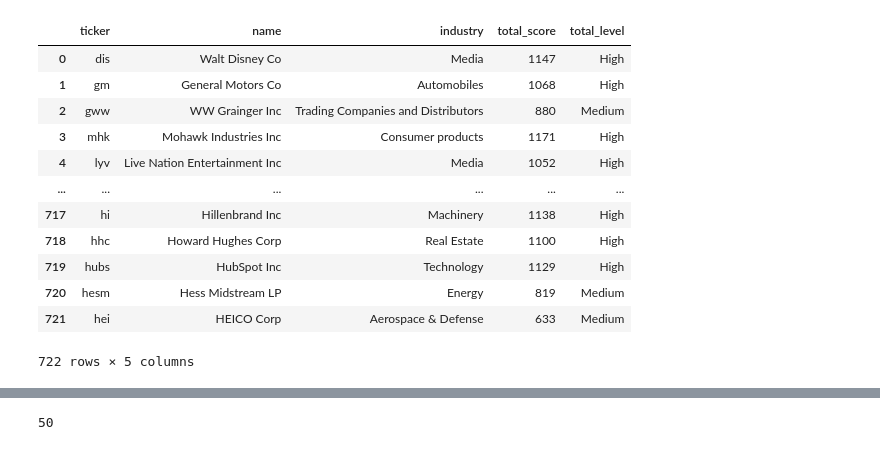
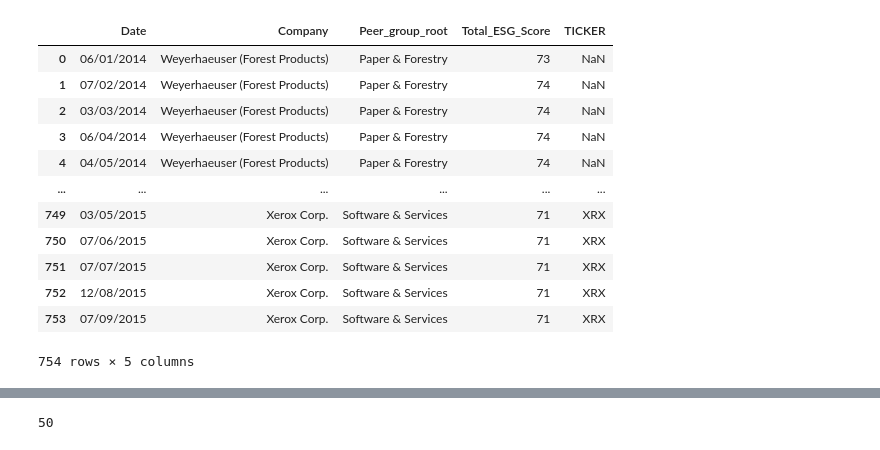
Before and after one commit to usagichan131/esg, a Jupyter notebook: binning.ipynb, the cells around one changed output, grey strips where cells are left out. Saved outputs shown, nothing was run; the diff lists cells and outputs as text; code cells hidden in the pictures.

```diff
--- a/binning.ipynb
+++ b/binning.ipynb
@@ -21,18 +21,18 @@ esg
-# %%
-esg = esg[['ticker','name','industry','total_score','total_level']]
-esg
-# %% [output]
-|  | ticker | name | industry | total_score | total_level |
-| 0 | dis | Walt Disney Co | Media | 1147 | High |
-| 1 | gm | General Motors Co | Automobiles | 1068 | High |
-| 2 | gww | WW Grainger Inc | Trading Companies and Distributors | 880 | Medium |
-| 3 | mhk | Mohawk Industries Inc | Consumer products | 1171 | High |
-| 4 | lyv | Live Nation Entertainment Inc | Media | 1052 | High |
-| ... | ... | ... | ... | ... | ... |
-| 717 | hi | Hillenbrand Inc | Machinery | 1138 | High |
-| 718 | hhc | Howard Hughes Corp | Real Estate | 1100 | High |
-| 719 | hubs | HubSpot Inc | Technology | 1129 | High |
-| 720 | hesm | Hess Midstream LP | Energy | 819 | Medium |
-| 721 | hei | HEICO Corp | Aerospace & Defense | 633 | Medium |
-722 rows × 5 columns
+# %%
+esg = esg[['Date','Company','Peer_group_root','Total_ESG_Score','TICKER']]
+esg
+# %% [output]
+|  | Date | Company | Peer_group_root | Total_ESG_Score | TICKER |
+| 0 | 06/01/2014 | Weyerhaeuser (Forest Products) | Paper & Forestry | 73 | NaN |
+| 1 | 07/02/2014 | Weyerhaeuser (Forest Products) | Paper & Forestry | 74 | NaN |
+| 2 | 03/03/2014 | Weyerhaeuser (Forest Products) | Paper & Forestry | 74 | NaN |
+| 3 | 06/04/2014 | Weyerhaeuser (Forest Products) | Paper & Forestry | 74 | NaN |
+| 4 | 04/05/2014 | Weyerhaeuser (Forest Products) | Paper & Forestry | 74 | NaN |
+| ... | ... | ... | ... | ... | ... |
+| 749 | 03/05/2015 | Xerox Corp. | Software & Services | 71 | XRX |
+| 750 | 07/06/2015 | Xerox Corp. | Software & Services | 71 | XRX |
+| 751 | 07/07/2015 | Xerox Corp. | Software & Services | 71 | XRX |
+| 752 | 12/08/2015 | Xerox Corp. | Software & Services | 71 | XRX |
+| 753 | 07/09/2015 | Xerox Corp. | Software & Services | 71 | XRX |
+754 rows × 5 columns
 # %%
```
Also changed, not shown: parts of 18 cells of this notebook, 2 other files.
